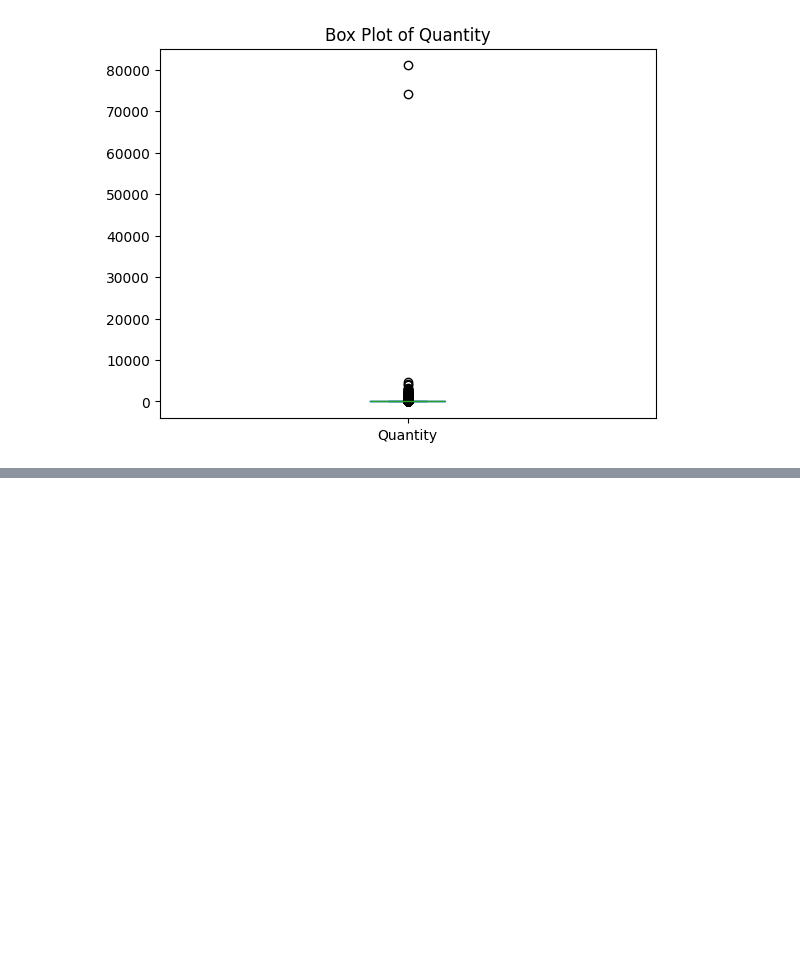
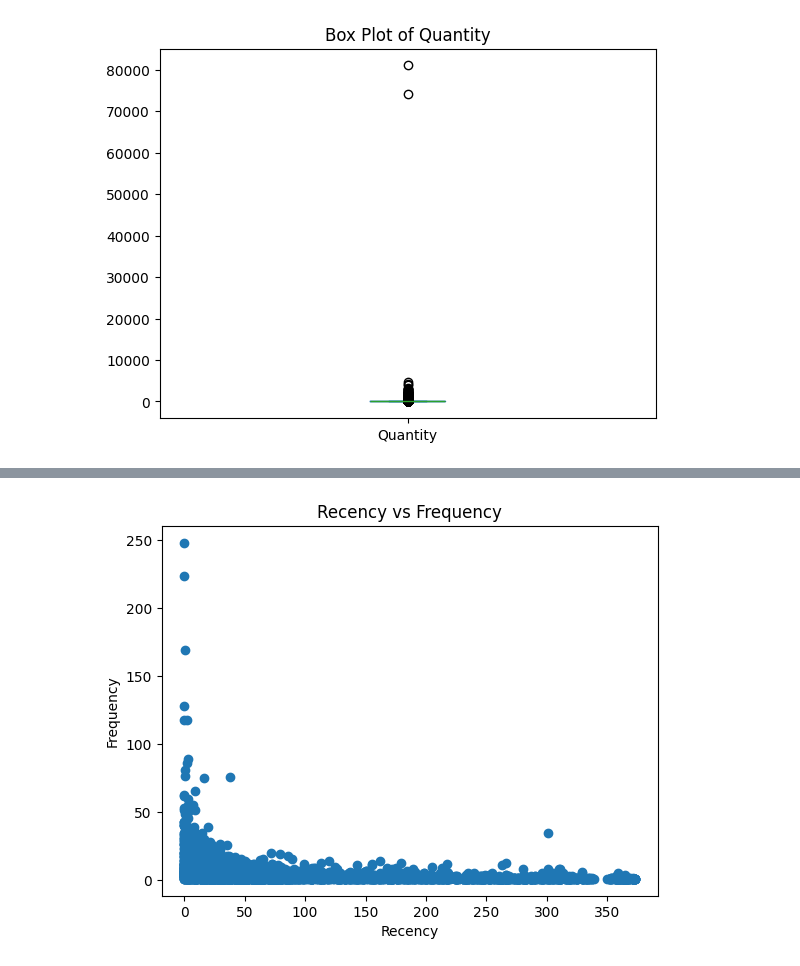
Before and after one commit to Break-Through-Tech/witOmni-1A-ai-powered-customer-intelligence-for-smarter-marketing, a Jupyter notebook: notebooks/witOmni_1A.ipynb, the cells around one changed output, grey strips where cells are left out. Saved outputs shown, nothing was run; the diff lists cells and outputs as text; code cells hidden in the pictures; blank space fills up the shorter version.

```diff
--- a/notebooks/witOmni_1A.ipynb
+++ b/notebooks/witOmni_1A.ipynb
@@ -522,0 +557,8 @@ df['Quantity'].plot(kind='box', title='Box Plot of Quantity')
+# %%
+plt.scatter(rfm['Recency'], rfm['Frequency'])
+plt.xlabel('Recency')
+plt.ylabel('Frequency')
+plt.title('Recency vs Frequency')
+plt.show()
+# %% [output]
+[figure, added]
```
Also changed, not shown: parts of 15 cells of this notebook.
